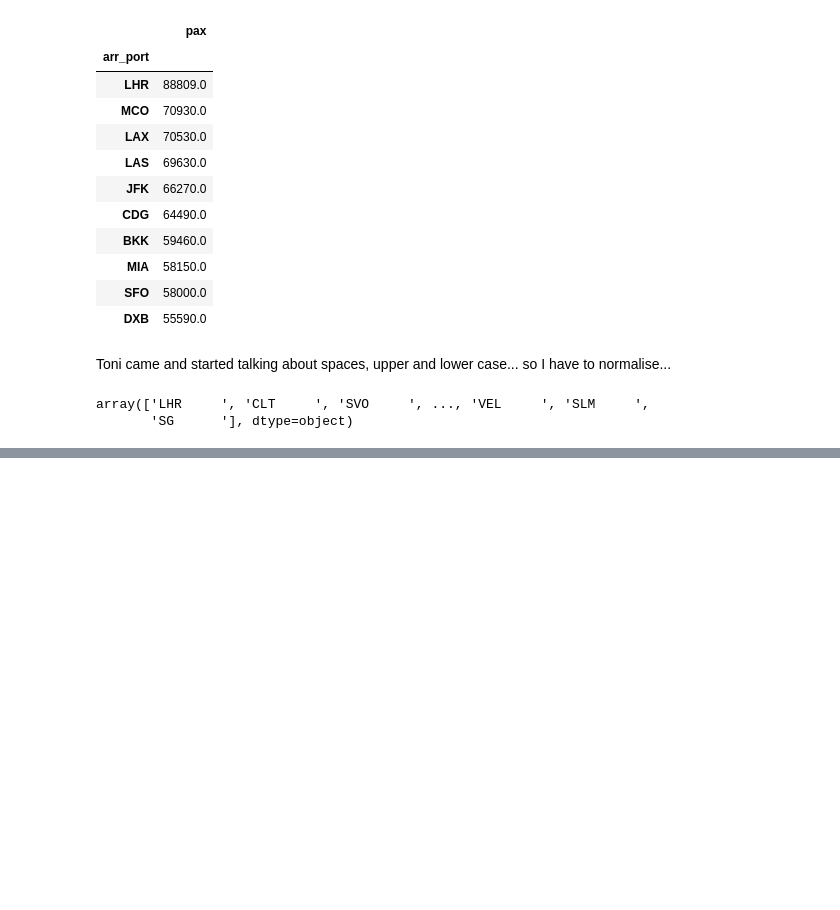
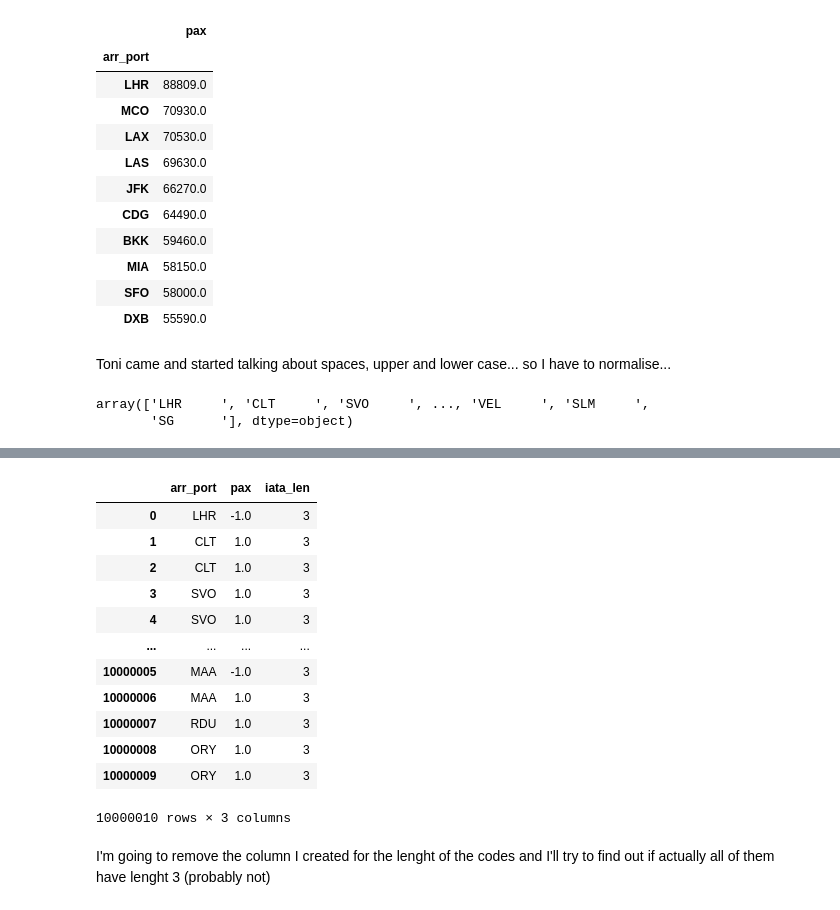
Before and after one commit to PaulaCervilla/Data-Science-Challenge---KSchool, a Jupyter notebook: Data Science Challenge_Team Science t-ish.ipynb, the cells around one changed output, grey strips where cells are left out. Saved outputs shown, nothing was run; the diff lists cells and outputs as text; code cells hidden in the pictures; blank space fills up the shorter version.

```diff
--- a/Data Science Challenge_Team Science t-ish.ipynb
+++ b/Data Science Challenge_Team Science t-ish.ipynb
@@ -180,0 +270,4 @@ array(['LHR     ', 'CLT     ', 'SVO     ', ..., 'VEL     ', 'SLM     ',
+# %%
+bookings["arr_port"] = bookings["arr_port"].str.normalize(form = "NFC")
+# %%
+bookings["arr_port"] = bookings["arr_port"].str.strip(" ")
@@ -180,0 +289,19 @@ array(['LHR     ', 'CLT     ', 'SVO     ', ..., 'VEL     ', 'SLM     ',
+# %%
+bookings["iata_len"] = bookings["arr_port"].str.len()
+bookings
+# %% [output]
+|  | arr_port | pax | iata_len |
+| 0 | LHR | -1.0 | 3 |
+| 1 | CLT | 1.0 | 3 |
+| 2 | CLT | 1.0 | 3 |
+| 3 | SVO | 1.0 | 3 |
+| 4 | SVO | 1.0 | 3 |
+| ... | ... | ... | ... |
+| 10000005 | MAA | -1.0 | 3 |
+| 10000006 | MAA | 1.0 | 3 |
+| 10000007 | RDU | 1.0 | 3 |
+| 10000008 | ORY | 1.0 | 3 |
+| 10000009 | ORY | 1.0 | 3 |
+10000010 rows × 3 columns
+# %% [markdown]
+I'm going to remove the column I created for the lenght of the codes and I'll try to find out if actually all of them have lenght 3 (probably not)
```
Also changed, not shown: parts of 90 cells of this notebook.
